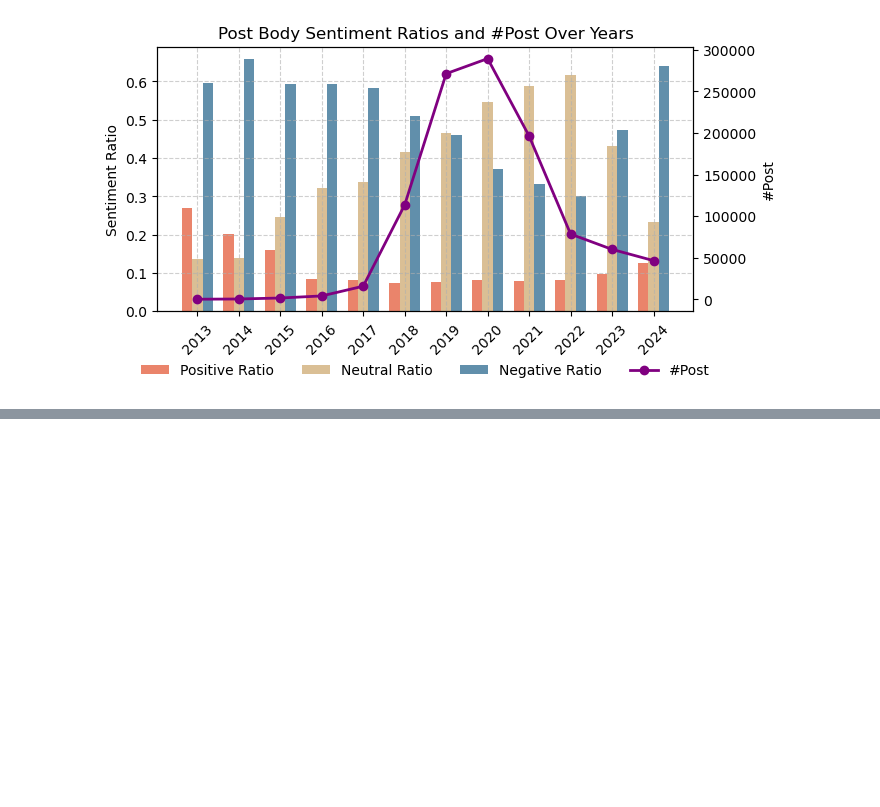
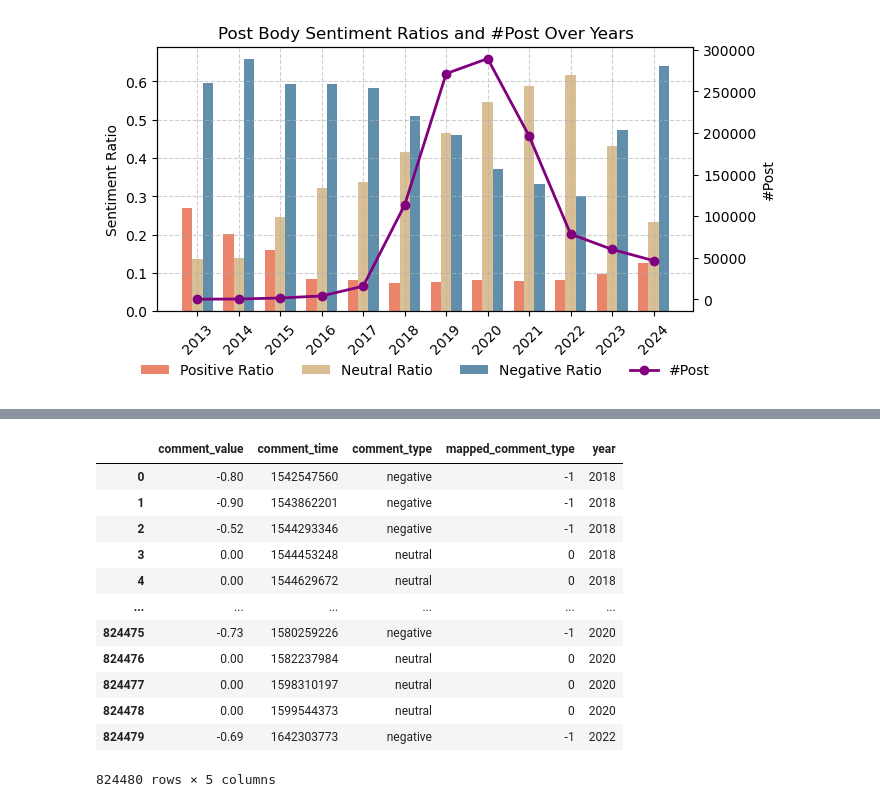
Before and after one commit to nmrenyi/subreddits24, a Jupyter notebook: regression/regression.ipynb, the cells around one changed output, grey strips where cells are left out. Cells and saved outputs as stored; diff of their text form; code cells hidden in the pictures; blank space fills up the shorter version.

```diff
--- a/regression/regression.ipynb
+++ b/regression/regression.ipynb
@@ -1021,0 +1057,42 @@ draw_bar_line(post_body_sentiment_counts, 'Post Body')
+# %%
+def get_year(timestamp):
+    return pd.to_datetime(timestamp, unit='s').year
+
+records = []
+for i in trange(len(user_comments_on_neutral_posts_df)):
+    user = user_comments_on_neutral_posts_df.iloc[i]['user']
+    comment_value = user_comments_on_neutral_posts_df.iloc[i]['comment_value']
+    comment_time = user_comments_on_neutral_posts_df.iloc[i]['comment_time']
+    comment_type = user_comments_on_neutral_posts_df.iloc[i]['comment_type']
+
+    mini_df = pd.DataFrame({
+        'comment_value': comment_value.split(' '),
+        'comment_time': comment_time.split(' '),
+        'comment_type': comment_type.split(' '),
+    })
+    mini_df['comment_time'] = mini_df['comment_time'].astype(int)
+    mini_df['comment_value'] = mini_df['comment_value'].astype(float)
+
+    mini_df['mapped_comment_type'] = mini_df['comment_type'].map({'positive': 1, 'negative': -1, 'neutral': 0})
+    mini_df['comment_value'] = mini_df['comment_value'] * mini_df['mapped_comment_type']
+
+    mini_df['year'] = mini_df['comment_time'].apply(get_year)
+
+    records.append(mini_df)
+
+user_comment_on_neutral_post_df = pd.concat(records, ignore_index=True)
+user_comment_on_neutral_post_df
+# %% [output]
+|  | comment_value | comment_time | comment_type | mapped_comment_type | year |
+| 0 | -0.80 | 1542547560 | negative | -1 | 2018 |
+| 1 | -0.90 | 1543862201 | negative | -1 | 2018 |
+| 2 | -0.52 | 1544293346 | negative | -1 | 2018 |
+| 3 | 0.00 | 1544453248 | neutral | 0 | 2018 |
+| 4 | 0.00 | 1544629672 | neutral | 0 | 2018 |
+| ... | ... | ... | ... | ... | ... |
+| 824475 | -0.73 | 1580259226 | negative | -1 | 2020 |
+| 824476 | 0.00 | 1582237984 | neutral | 0 | 2020 |
+| 824477 | 0.00 | 1598310197 | neutral | 0 | 2020 |
+| 824478 | 0.00 | 1599544373 | neutral | 0 | 2020 |
+| 824479 | -0.69 | 1642303773 | negative | -1 | 2022 |
+824480 rows × 5 columns
```
Also changed, not shown: parts of 16 cells of this notebook.
